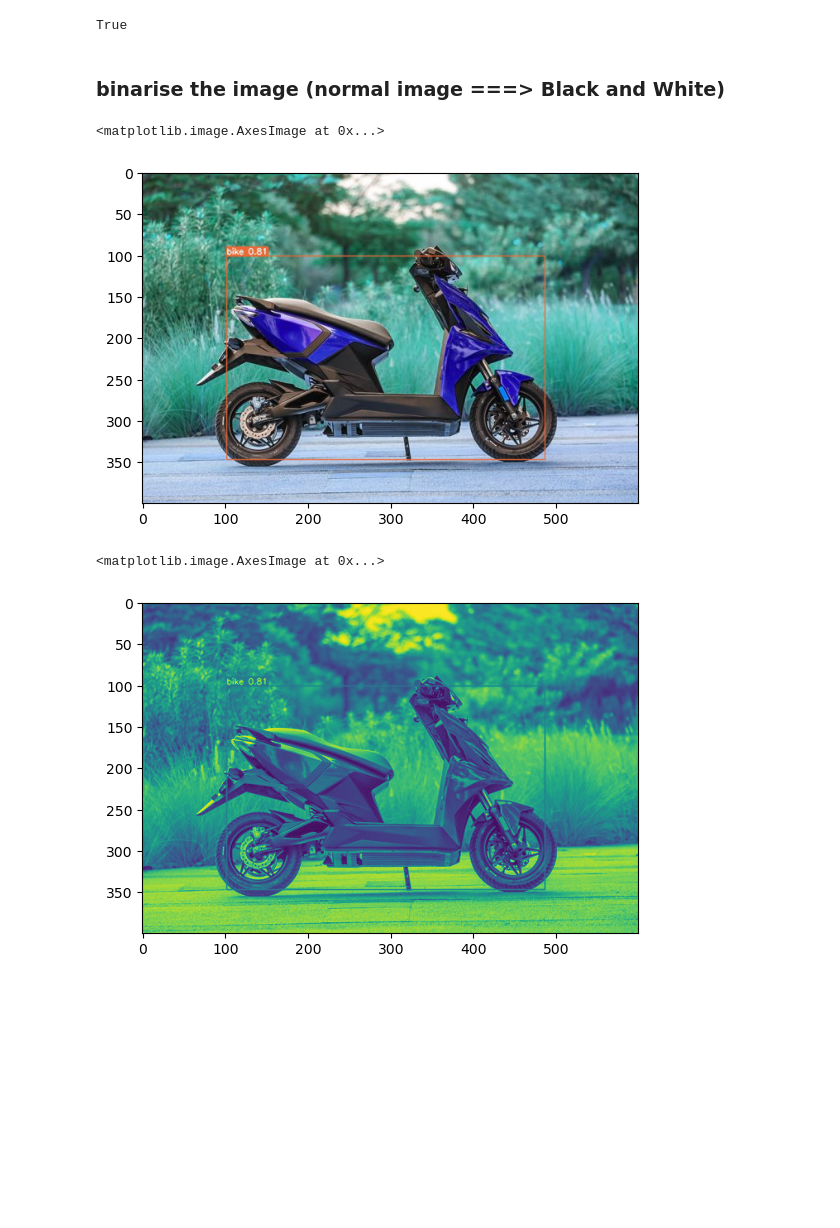
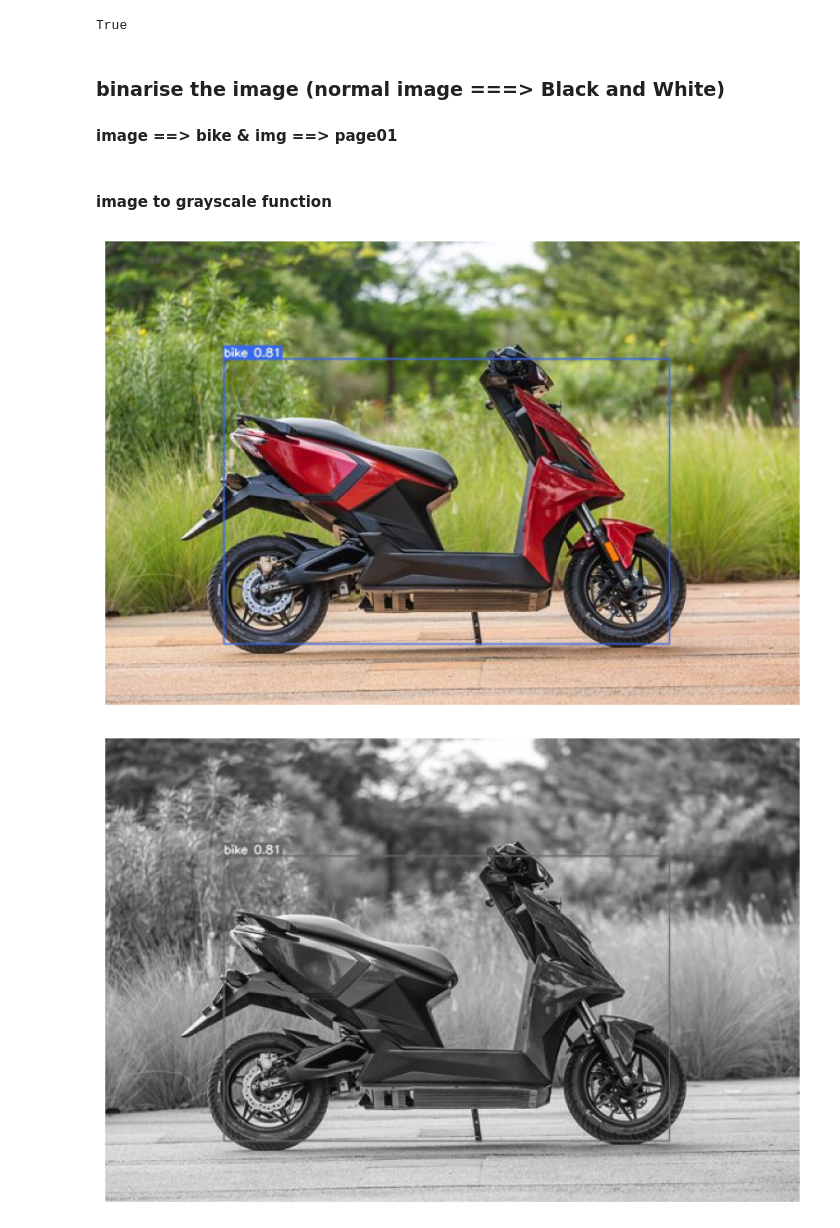
Before and after one commit to salunkhegr1712/OpenCV-ghansham, a Jupyter notebook: openCV.ipynb, the cells around one changed output. Cells and saved outputs as stored; diff of their text form; code cells hidden in the pictures; blank space fills up the shorter version.

Commit message:
done with convert image in Black and white part

```diff
--- a/openCV.ipynb
+++ b/openCV.ipynb
@@ -11,7 +11,12 @@ def display(im_path):
 
     dpi = 80
     im_data = plt.imread(im_path)
-    height, width, depth = im_data.shape
+
+    # for color image , .shape function gives three Attribute
+    if(len(im_data.shape)==3):
+        height, width, depth = im_data.shape # difference
+    else:
+        height, width= im_data.shape  #difference
 
     # What size does the figure need to be in inches to fit the image?
     figsize = width / float(dpi), height / float(dpi)
@@ -61,19 +71,22 @@ cv2.imwrite("temp/invertedPage01.jpg",invertedImage)
 True
 # %% [markdown]
 ### binarise the image (normal image ===> Black and White)
+#### image ==> bike & img ==> page01
+# %% [markdown]
+#### image to grayscale function
 # %%
 # function to convert image to grayScaleImage
 def toGrayScale(img):
     return cv2.cvtColor(img,cv2.COLOR_BGR2GRAY)
 # %%
 # in order to use convert image into b&w we first need image in grayscale
-plt.imshow(image)
+display("bike1-28.png")
 # %% [output]
-<matplotlib.image.AxesImage at 0x...>
-[figure, old version]
+[figure, new version]
 # %%
 # now also show converted grayScaleImage
-plt.imshow(toGrayScale(image))
+gsBike=toGrayScale(image)
+cv2.imwrite("outputs/bikeGrayScaleImage.jpg",gsBike)
+display("outputs/bikeGrayScaleImage.jpg")
 # %% [output]
-<matplotlib.image.AxesImage at 0x...>
-[figure, old version]
+[figure, new version]
```
Also changed, not shown: parts of 10 cells of this notebook, 7 other files.
